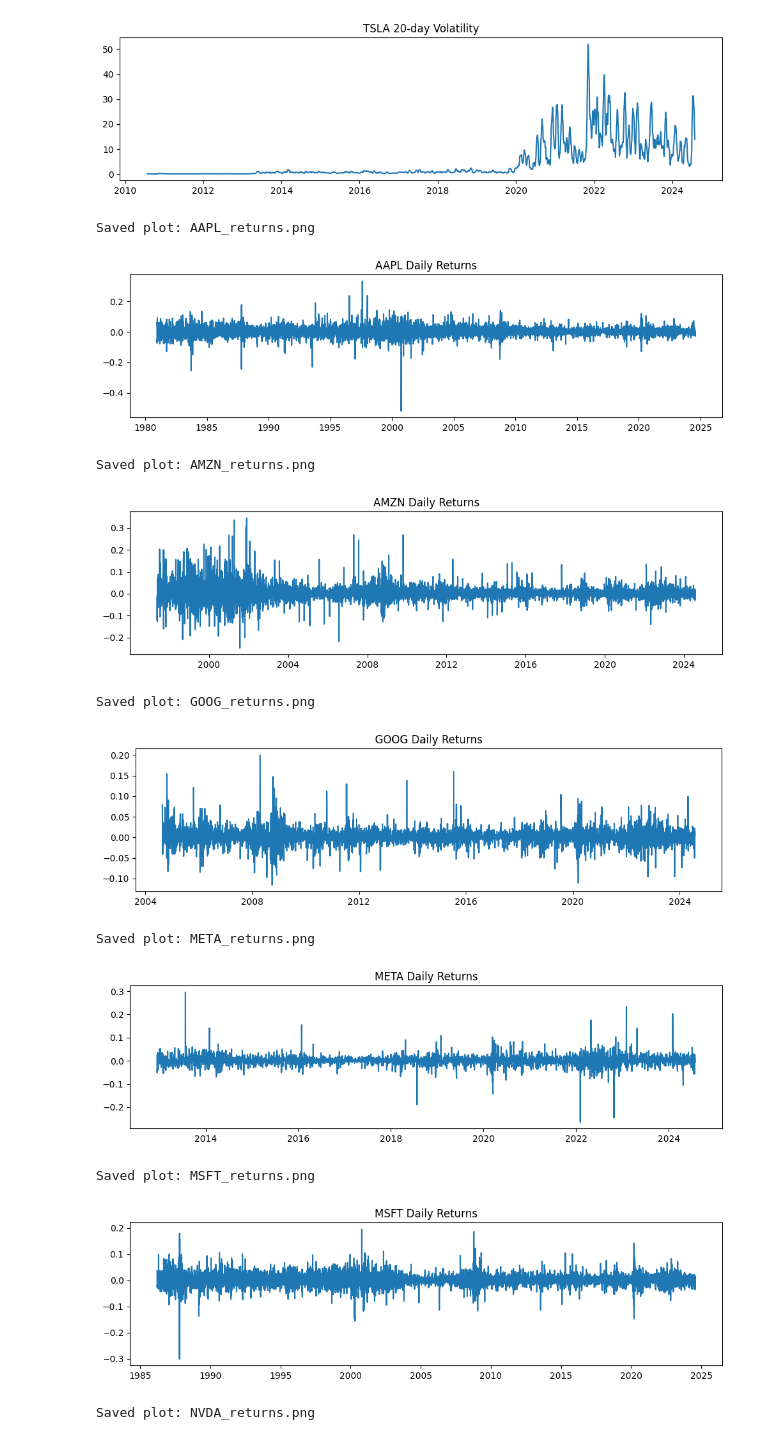
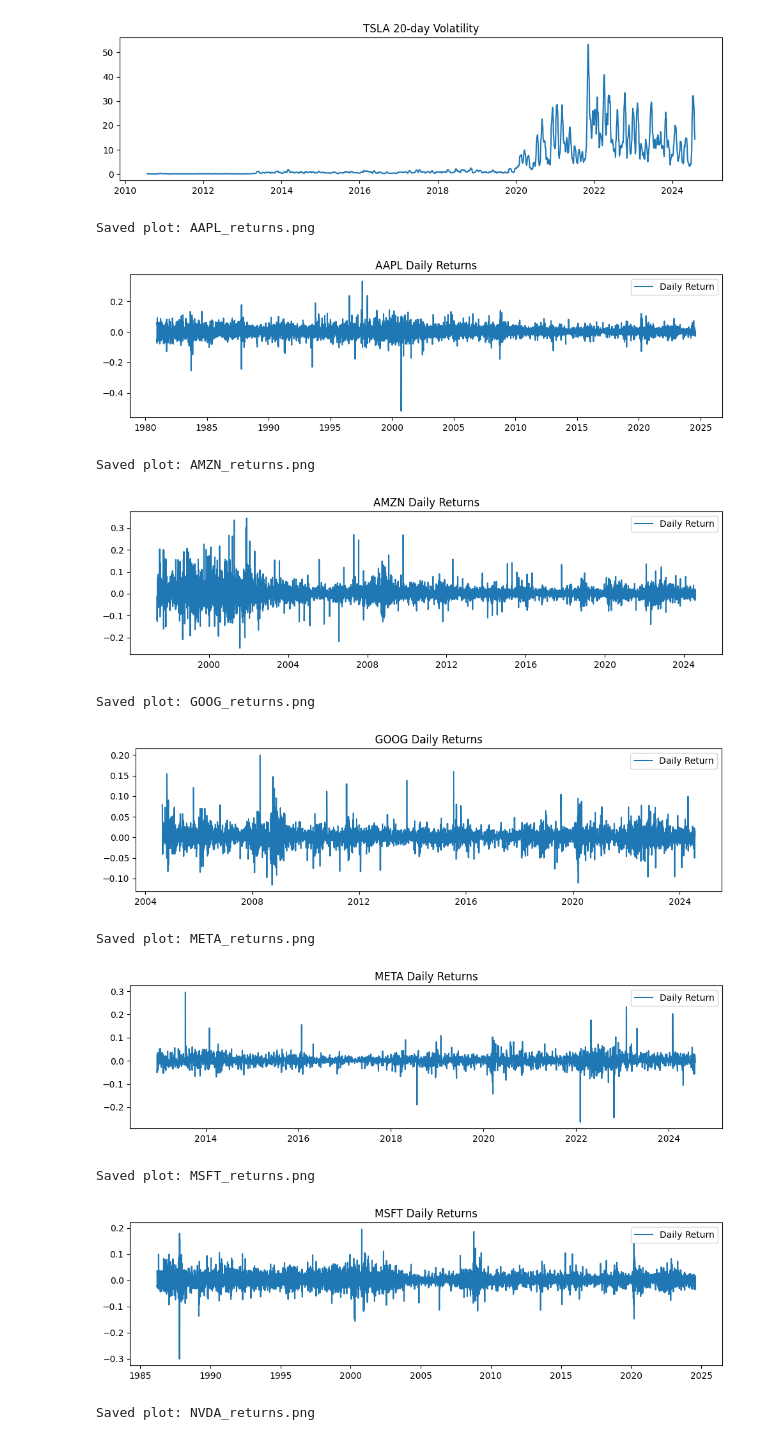
Before and after one commit to lhiwi/10academy-week1, a Jupyter notebook: notebooks/Technical_analysis.ipynb, the cells around one changed output. Drawn from its saved outputs; the diff is of its cells as text; code cells hidden in the pictures.

```diff
--- a/notebooks/Technical_analysis.ipynb
+++ b/notebooks/Technical_analysis.ipynb
@@ -47,6 +47,7 @@ dfs = {}
 for file in csv_files:
     ticker = os.path.basename(file).split("_")[0]
     df = pd.read_csv(file, parse_dates=['Date'], index_col='Date')
+    df.columns = df.columns.str.lower()  # ✅ Ensure all column names are lowercase
     dfs[ticker] = df
 
 print("Loaded tickers:", list(dfs.keys()))
@@ -127,14 +137,13 @@ save_and_show_plot(f'{sample_ticker}_sma20_plot.png')
 Saved plot: AAPL_sma20_plot.png
 [figure]
 # %%
-# Plotting and saving results
 for ticker, df in dfs.items():
-    # Plot Close + SMA
-    plt.figure(figsize=(10,4))
-    plt.plot(df['Close'], label='Close')
-    plt.plot(df['SMA20'], label='SMA20')
+    # Plot Close + SMA20
+    plt.figure(figsize=(10, 4))
+    plt.plot(df['close'], label='Close')
+    plt.plot(df['sma20'], label='SMA20')
     plt.title(f"{ticker} Price and SMA20")
     plt.legend()
     plt.tight_layout()
-    # save_and_show_plot(f"{ticker}_close_sma20.png")
+    save_and_show_plot(f"{ticker}_price_sma20.png")
 # %% [output]
@@ -205,12 +219,14 @@ Saved plot: TSLA_macd.png
 [figure]
 # %%
 for ticker, df in dfs.items():
-    # Plot Volatility
-    plt.figure(figsize=(10,3))
-    plt.plot(df['Volatility20'], label='Volatility 20')
-    plt.title(f"{ticker} 20-day Volatility")
-    plt.tight_layout()
-    save_and_show_plot(f"{ticker}_volatility.png")
+    if 'volatility20' in df.columns:
+        plt.figure(figsize=(10, 3))
+        plt.plot(df['volatility20'], label='Volatility 20')
+        plt.title(f"{ticker} 20-day Volatility")
+        plt.tight_layout()
+        save_and_show_plot(f"{ticker}_volatility.png")
+    else:
+        print(f"volatility20 column missing for {ticker}")
 # %% [output]
 Saved plot: AAPL_volatility.png
 [figure]
@@ -228,21 +244,24 @@ Saved plot: TSLA_volatility.png
 [figure]
 # %%
 for ticker, df in dfs.items():
-    # Plot Returns
-    plt.figure(figsize=(10,3))
-    plt.plot(df['Daily_Return'], label='Daily Return')
-    plt.title(f"{ticker} Daily Returns")
-    plt.tight_layout()
-    save_and_show_plot(f"{ticker}_returns.png")
+    if 'daily_return' in df.columns:
+        plt.figure(figsize=(10, 3))
+        plt.plot(df['daily_return'], label='Daily Return')
+        plt.title(f"{ticker} Daily Returns")
+        plt.legend()
+        plt.tight_layout()
+        save_and_show_plot(f"{ticker}_returns.png")
+    else:
+        print(f"daily_return not found for {ticker}")
 # %% [output]
 Saved plot: AAPL_returns.png
-[figure, old version]
+[figure, new version]
 Saved plot: AMZN_returns.png
-[figure, old version]
+[figure, new version]
 Saved plot: GOOG_returns.png
-[figure, old version]
+[figure, new version]
 Saved plot: META_returns.png
-[figure, old version]
+[figure, new version]
 Saved plot: MSFT_returns.png
-[figure, old version]
+[figure, new version]
 Saved plot: NVDA_returns.png
```
Also changed, not shown: parts of 6 cells of this notebook, 37 other files.
